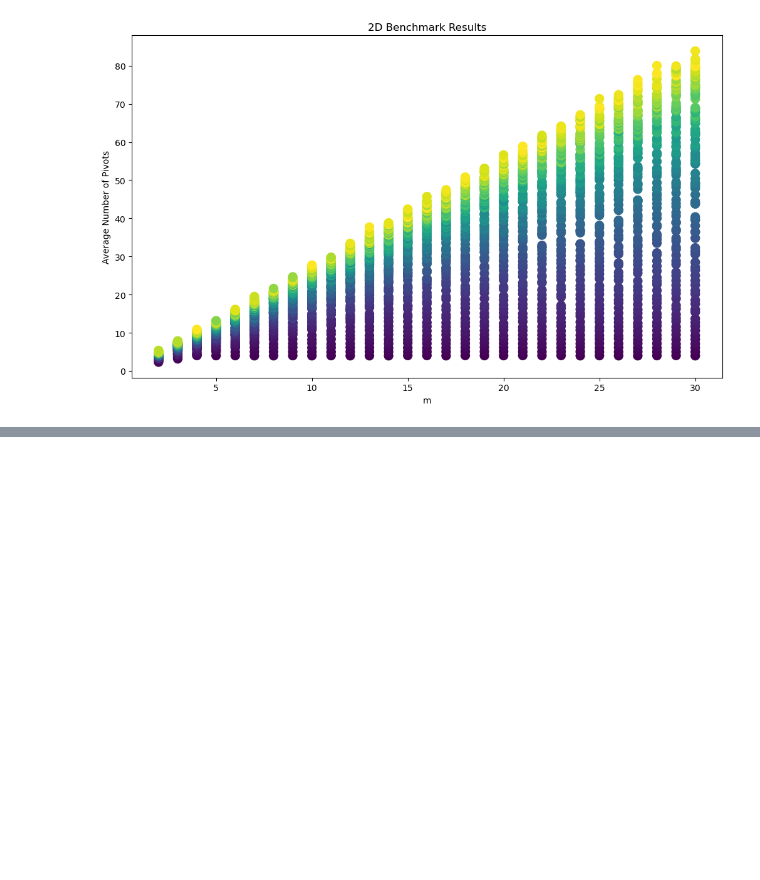
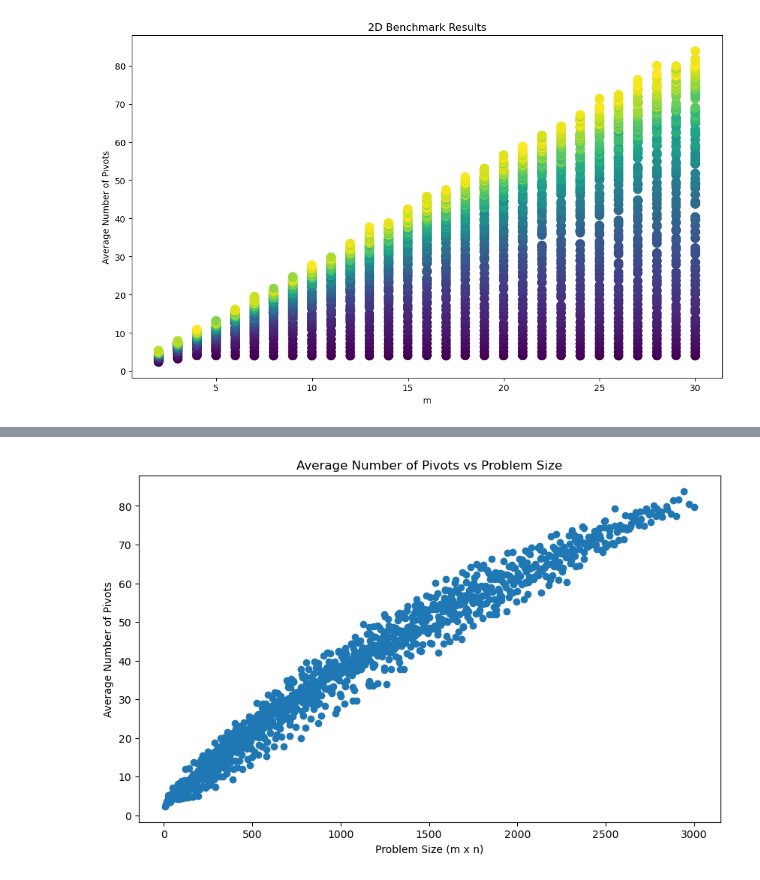
Before and after one commit to seaso-91/cse620-project-2, a Jupyter notebook: simplex_testing.ipynb, the cells around one changed output, grey strips where cells are left out. Cells and saved outputs as stored; diff of their text form; code cells hidden in the pictures; blank space fills up the shorter version.

Commit message:
added import line and new visualization cells (these were originally in the file last night, but I forgot to save it lol)

```diff
--- a/simplex_testing.ipynb
+++ b/simplex_testing.ipynb
@@ -356,16 +357,6 @@ plt.xlabel("Problem Size (m x n)")
 plt.ylabel("Average Time (seconds)")
 plt.title("Average Time vs Problem Size")
 
-df=pd.read_csv("benchmark_results.csv")
-# add this data to the plot in the same way, but with a different color
-average_times_new = dict()
-for r in df.itertuples():
-    size = r.m * r.n
-    time = r.average_time
-    if size not in average_times_new:
-        average_times_new[size] = []
-    average_times_new[size].append(time)
-
 plt.show()
 # %% [output]
 [figure]
@@ -449,0 +443,28 @@ plt.show()
+# %%
+# plot average number of pivots for vs mxn (size of problem)
+df=pd.read_csv("benchmark_results2.csv")
+plt.figure(figsize=(10, 6))
+
+average_pivots = dict()
+
+for r in df.itertuples():
+    size = r.m * r.n
+    time = r.average_num_pivots
+    if size not in average_pivots:
+        average_pivots[size] = []
+    average_pivots[size].append(time)
+
+# compute the average for each size
+average_pivots = {size: sum(times) / len(times) for size, times in average_pivots.items()}
+
+# plot the results
+sizes = sorted(average_pivots.keys())
+times = [average_pivots[size] for size in sizes]
+plt.scatter(sizes, times)
+plt.xlabel("Problem Size (m x n)")
+plt.ylabel("Average Number of Pivots")
+plt.title("Average Number of Pivots vs Problem Size")
+
+plt.show()
+# %% [output]
+[figure, added]
```
Also changed, not shown: parts of 3 cells of this notebook.
